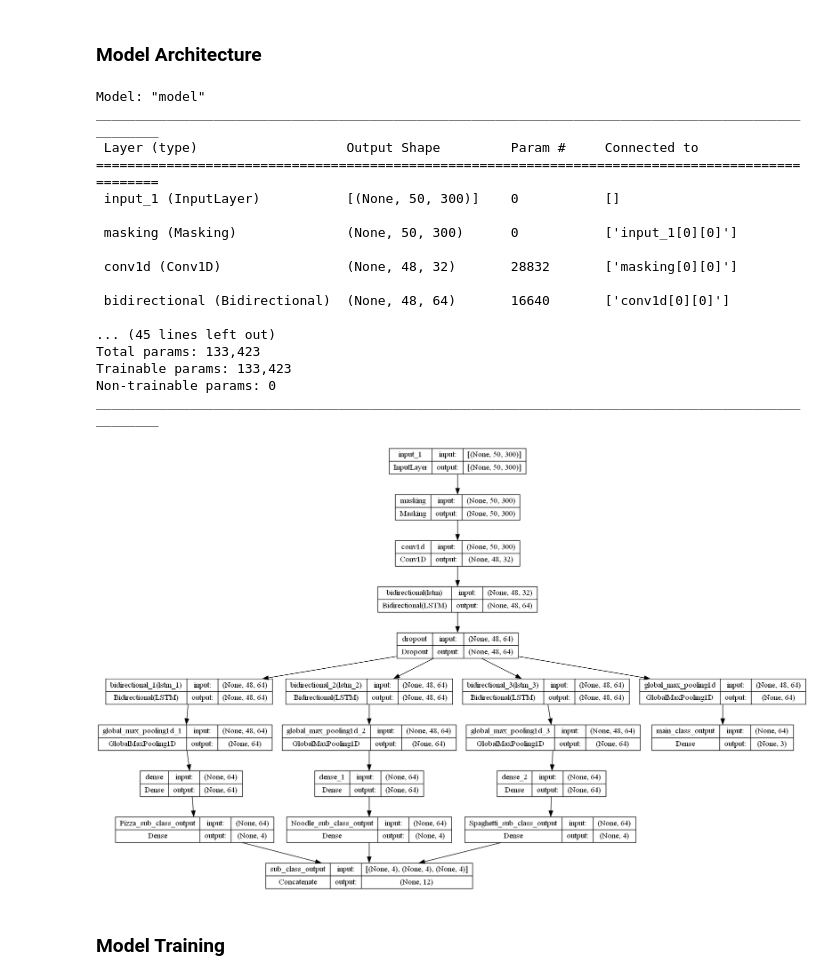
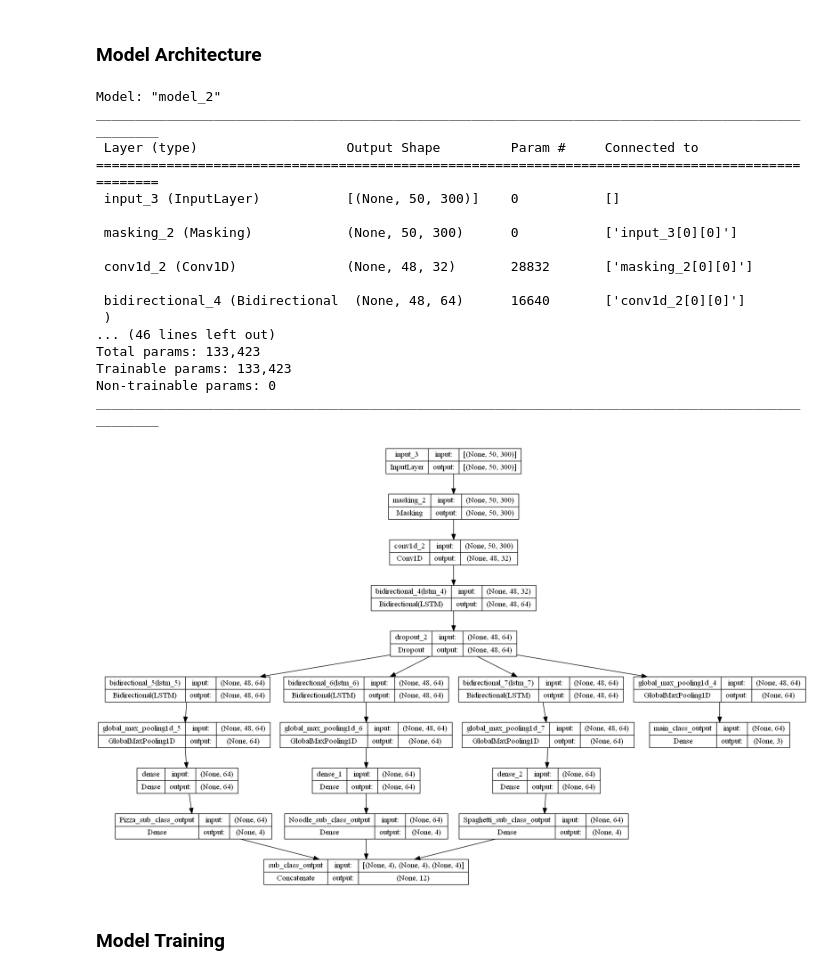
Before and after one commit to AthimetA/Chefbot, a Jupyter notebook: chefbot_Main.ipynb, the cells around one changed output. Cells and saved outputs as stored; diff of their text form; code cells hidden in the pictures.

```diff
--- a/chefbot_Main.ipynb
+++ b/chefbot_Main.ipynb
@@ -498,0 +512,27 @@ from sklearn.metrics import classification_report, confusion_matrix, ConfusionMa
+# %%
+input_layer = Input(shape=(max_len, word_vector_size), dtype='float32')
+masking_layer = Masking(mask_value=0.0)(input_layer)
+conv1d_layer_1 = Conv1D(filters=32, kernel_size=3, activation='relu')(masking_layer)
+bi_lstm_layer_1 = Bidirectional(LSTM(32, return_sequences=True))(conv1d_layer_1)
+dropout_layer_1 = Dropout(0.2)(bi_lstm_layer_1)
+# Main class output
+global_max_pooling_layer_1 = GlobalMaxPooling1D()(dropout_layer_1)
+main_class_output_layer = Dense(len(main_class_label), activation='softmax', name='main_class_output')(global_max_pooling_layer_1)
+# Sub class output
+bi_lstm_layer_sub = Bidirectional(LSTM(32, return_sequences=True))(dropout_layer_1)
+global_max_pooling_layer_sub = GlobalMaxPooling1D()(bi_lstm_layer_sub)
+sub_class_output_layer = Dense(12, activation='softmax', name='sub_class_output')(global_max_pooling_layer_sub)
+
+# Define the model
+model_base = Model(inputs=input_layer, outputs=[main_class_output_layer,sub_class_output_layer])
+
+loss = {'main_class_output': 'categorical_crossentropy',
+         'sub_class_output': 'categorical_crossentropy'}
+loss_weights = {'main_class_output': 1.0,
+                'sub_class_output': 1.0}
+metrics = {'main_class_output': 'accuracy',
+            'sub_class_output': 'accuracy'}
+optimizer = Adam(learning_rate=0.001)
+model_base.compile(optimizer=optimizer, loss=loss, loss_weights=loss_weights, metrics=metrics)
+model_base.summary()
+plot_model(model_base, to_file='model.png', show_shapes=True, show_layer_names=True)
@@ -501,15 +653,6 @@ from sklearn.metrics import classification_report, confusion_matrix, ConfusionMa
 # %% [markdown]
 ### **Model Architecture**
 # %%
-max_len = 50
-word_vector_size = 300
-main_class_label = ['Pizza', 'Noodle', 'Spaghetti']
-sub_class_label = {
-            'Pizza': ['ShrimpCocktail', 'MeatDeluxe', 'MushroomsTomatoes', 'Dipper'],
-            'Noodle': ['NamTok', 'TomYam', 'EggNoodles', 'Kaolao'],
-            'Spaghetti': ['Meatball', 'Carbonara', 'Vegetable', 'Seafood']
-        }
-
 input_layer = Input(shape=(max_len, word_vector_size), dtype='float32')
 masking_layer = Masking(mask_value=0.0)(input_layer)
 conv1d_layer_1 = Conv1D(filters=32, kernel_size=3, activation='relu')(masking_layer)
@@ -529,45 +672,45 @@ for main_class in main_class_label:
    # Dense layer
    dense_layer = Dense(64, activation='relu')(global_max_pooling_layer_sub)
    # Sub class output
    sub_class_output_layer = Dense(len(sub_class_label[main_class]), activation='softmax', name=main_class+'_sub_class_output')(dense_layer)
    # Add the sub class output layer to the dictionary
    sub_class_output_layers[main_class] = sub_class_output_layer
 
 # Concatenate the sub class output layers
 concatenated_layer = Concatenate(name = 'sub_class_output')(list(sub_class_output_layers.values()))
 
 # Define the model
-model = Model(inputs=input_layer, outputs=[main_class_output_layer,concatenated_layer])
+model_Main_Sub = Model(inputs=input_layer, outputs=[main_class_output_layer,concatenated_layer])
 
 loss = {'main_class_output': 'categorical_crossentropy',
          'sub_class_output': 'categorical_crossentropy'}
 loss_weights = {'main_class_output': 1.0,
                 'sub_class_output': 1.0}
 metrics = {'main_class_output': 'accuracy',
             'sub_class_output': 'accuracy'}
 optimizer = Adam(learning_rate=0.001)
-model.compile(optimizer=optimizer, loss=loss, loss_weights=loss_weights, metrics=metrics)
-model.summary()
-plot_model(model, to_file='model.png', show_shapes=True, show_layer_names=True)
+model_Main_Sub.compile(optimizer=optimizer, loss=loss, loss_weights=loss_weights, metrics=metrics)
+model_Main_Sub.summary()
+plot_model(model_Main_Sub, to_file='model.png', show_shapes=True, show_layer_names=True)
 # %% [output]
-Model: "model"
+Model: "model_2"
 __________________________________________________________________________________________________
  Layer (type)                   Output Shape         Param #     Connected to
 ==================================================================================================
- input_1 (InputLayer)           [(None, 50, 300)]    0           []
+ input_3 (InputLayer)           [(None, 50, 300)]    0           []
 
- masking (Masking)              (None, 50, 300)      0           ['input_1[0][0]']
+ masking_2 (Masking)            (None, 50, 300)      0           ['input_3[0][0]']
 
- conv1d (Conv1D)                (None, 48, 32)       28832       ['masking[0][0]']
+ conv1d_2 (Conv1D)              (None, 48, 32)       28832       ['masking_2[0][0]']
 
- bidirectional (Bidirectional)  (None, 48, 64)       16640       ['conv1d[0][0]']
-
-... (45 lines left out)
+ bidirectional_4 (Bidirectional  (None, 48, 64)      16640       ['conv1d_2[0][0]']
+ )
+... (46 lines left out)
 Total params: 133,423
 Trainable params: 133,423
 Non-trainable params: 0
 __________________________________________________________________________________________________
-[figure, old version]
+[figure, new version]
 # %% [markdown]
 ### **Model Training**
 # %%
```
Also changed, not shown: parts of 29 cells of this notebook, 1 other file.
